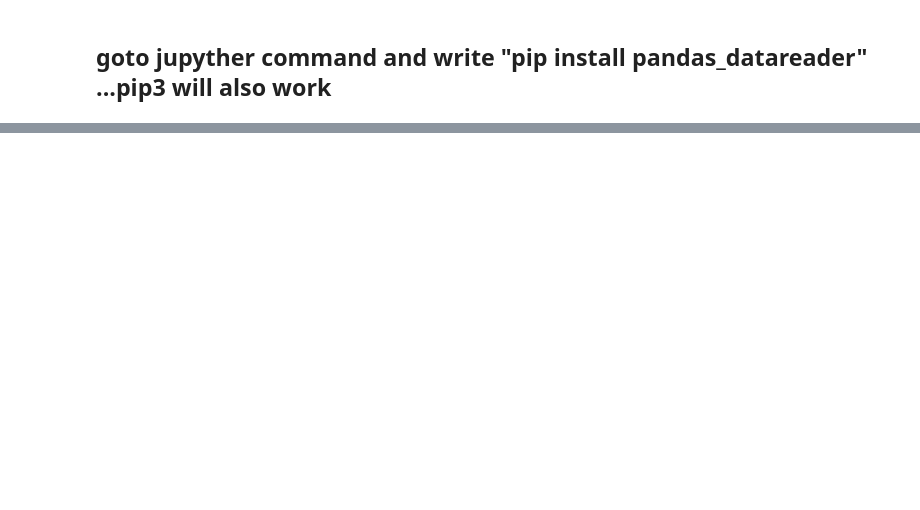
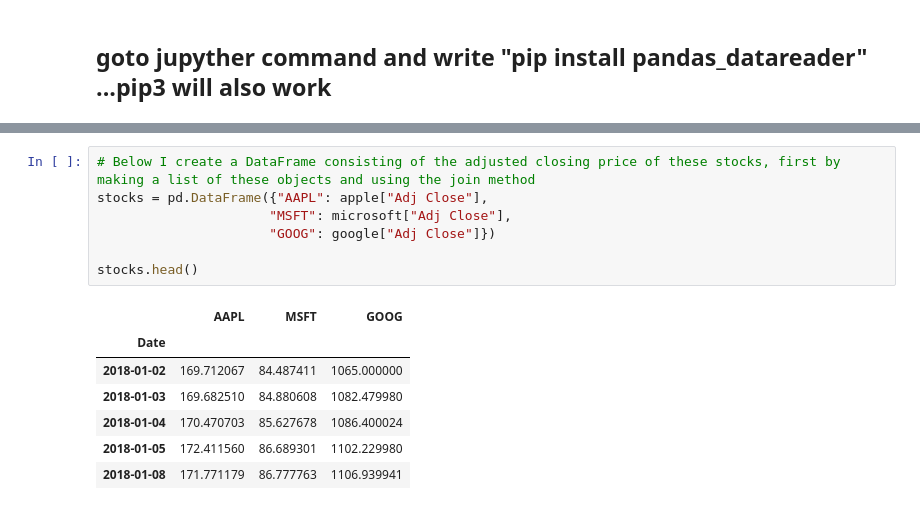
Before and after one commit to AJVA2580/xcel_python_course, a Jupyter notebook: 11 Get Stocks data.ipynb, the cells around one changed output, grey strips where cells are left out. Cells and saved outputs as stored; diff of their text form; blank space fills up the shorter version.

```diff
--- a/11 Get Stocks data.ipynb
+++ b/11 Get Stocks data.ipynb
@@ -34,0 +58,15 @@ snps['Close'].plot(grid = True)
+# %%
+# Below I create a DataFrame consisting of the adjusted closing price of these stocks, first by making a list of these objects and using the join method
+stocks = pd.DataFrame({"AAPL": apple["Adj Close"],
+                      "MSFT": microsoft["Adj Close"],
+                      "GOOG": google["Adj Close"]})
+
+stocks.head()
+# %% [output]
+|  | AAPL | MSFT | GOOG |
+| Date |  |  |  |
+| 2018-01-02 | 169.712067 | 84.487411 | 1065.000000 |
+| 2018-01-03 | 169.682510 | 84.880608 | 1082.479980 |
+| 2018-01-04 | 170.470703 | 85.627678 | 1086.400024 |
+| 2018-01-05 | 172.411560 | 86.689301 | 1102.229980 |
+| 2018-01-08 | 171.771179 | 86.777763 | 1106.939941 |
```
Also changed, not shown: parts of 12 cells of this notebook, 6 other files.
